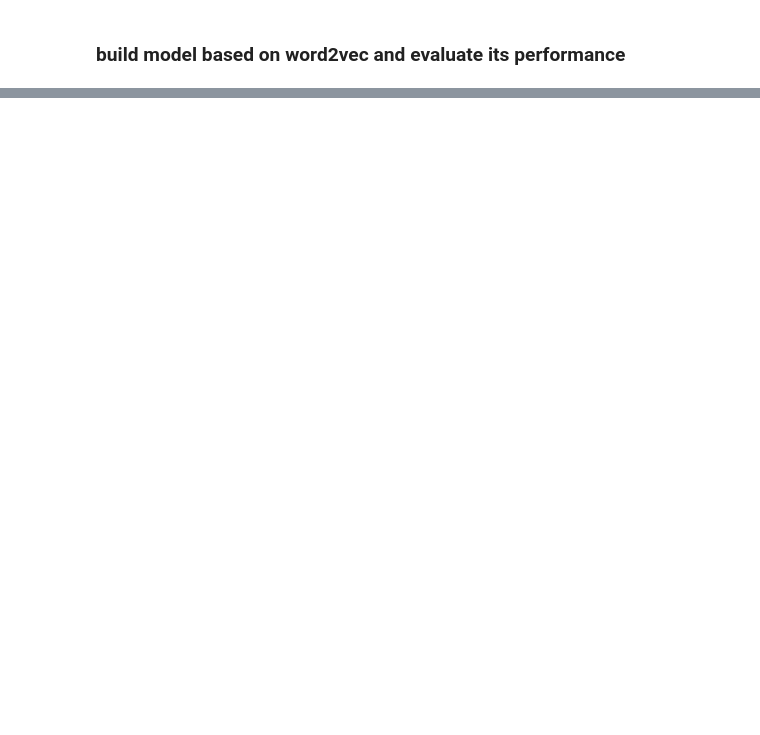
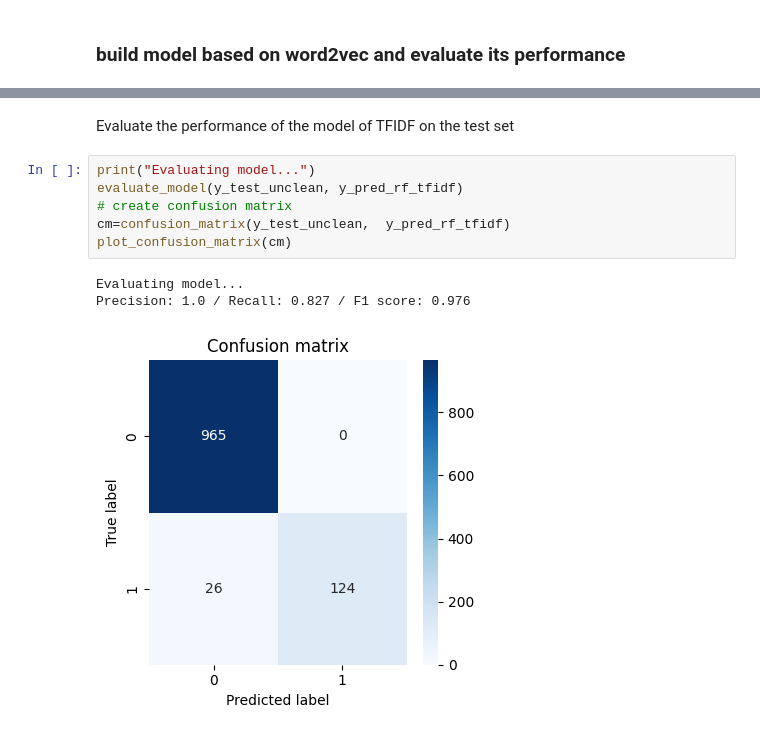
Before and after one commit to canfang-feng/nlp-pipeline, a Jupyter notebook: SMS_Spam_Classifier.ipynb, the cells around one changed output, grey strips where cells are left out. Saved outputs shown, nothing was run; the diff lists cells and outputs as text; blank space fills up the shorter version.

```diff
--- a/SMS_Spam_Classifier.ipynb
+++ b/SMS_Spam_Classifier.ipynb
@@ -157,0 +449,12 @@ Precision: 1.0 / Recall: 0.793 / Accuracy: 0.972
+# %% [markdown]
+Evaluate the performance of the model of TFIDF on the test set
+# %%
+print("Evaluating model...")
+evaluate_model(y_test_unclean, y_pred_rf_tfidf)
+# create confusion matrix
+cm=confusion_matrix(y_test_unclean,  y_pred_rf_tfidf)
+plot_confusion_matrix(cm)
+# %% [output]
+Evaluating model...
+Precision: 1.0 / Recall: 0.827 / F1 score: 0.976
+[figure, added]
```
Also changed, not shown: parts of 55 cells of this notebook, 3 other files.
